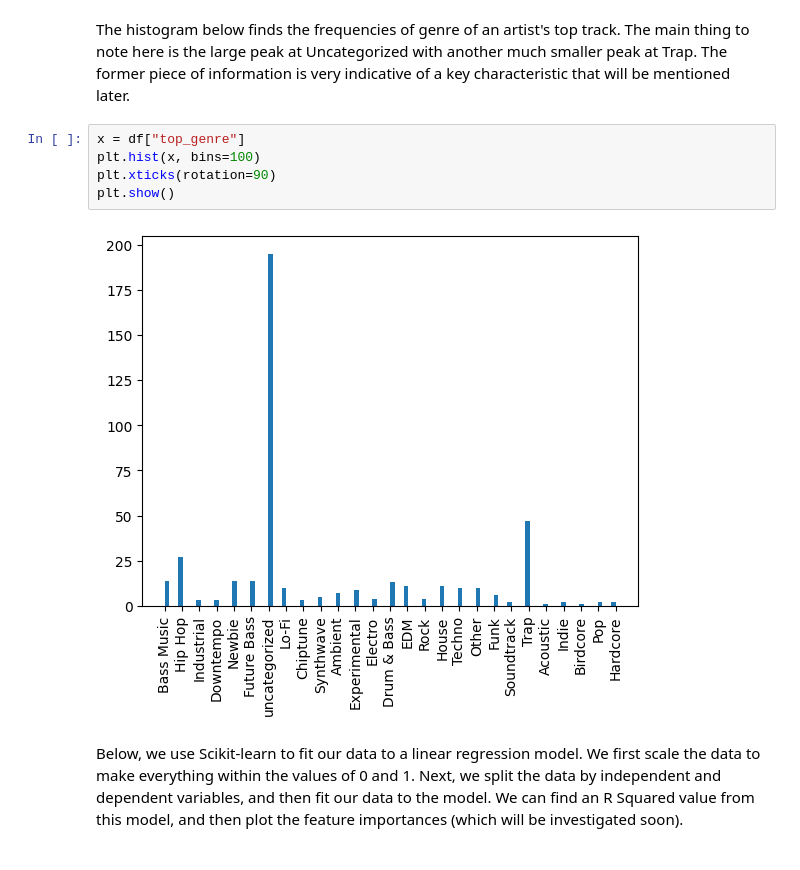
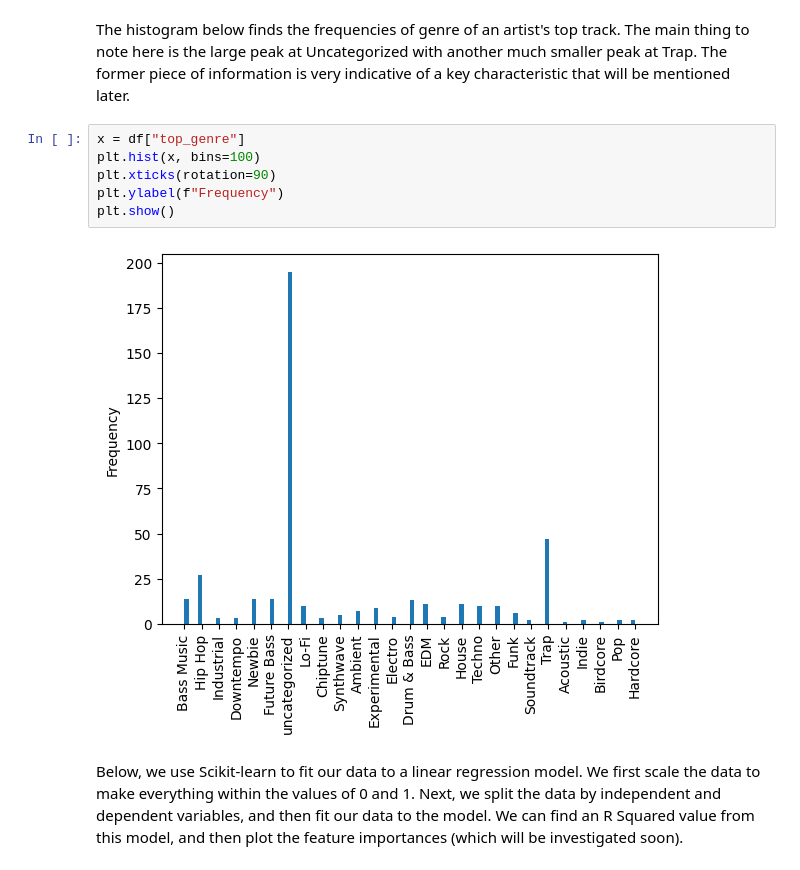
Before and after one commit to tylernh10/audiotool-data, a Jupyter notebook: audiotool-data.ipynb, the cells around one changed output. Saved outputs shown, nothing was run; the diff lists cells and outputs as text.

```diff
--- a/audiotool-data.ipynb
+++ b/audiotool-data.ipynb
@@ -300,10 +305,11 @@ The histogram below finds the frequencies of genre of an artist's top track.  Th
 # %%
 x = df["top_genre"]
 plt.hist(x, bins=100)
 plt.xticks(rotation=90)
+plt.ylabel(f"Frequency")
 plt.show()
 # %% [output]
-[figure, old version]
+[figure, new version]
 # %% [markdown]
 Below, we use Scikit-learn to fit our data to a linear regression model. We first scale the data to make everything within the values of 0 and 1. Next, we split the data by independent and dependent variables, and then fit our data to the model. We can find an R Squared value from this model, and then plot the feature importances (which will be investigated soon).
 # %%
```
Also changed, not shown: parts of 1 cell of this notebook.
